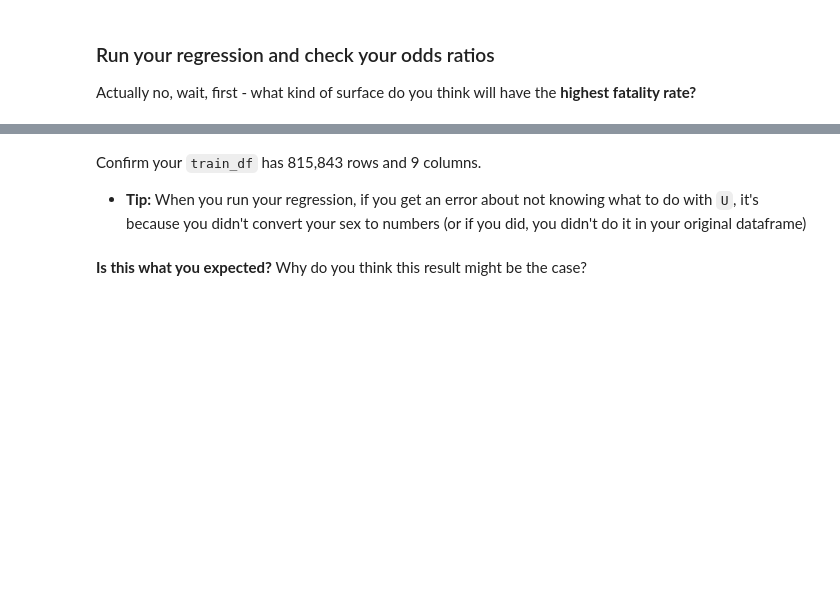
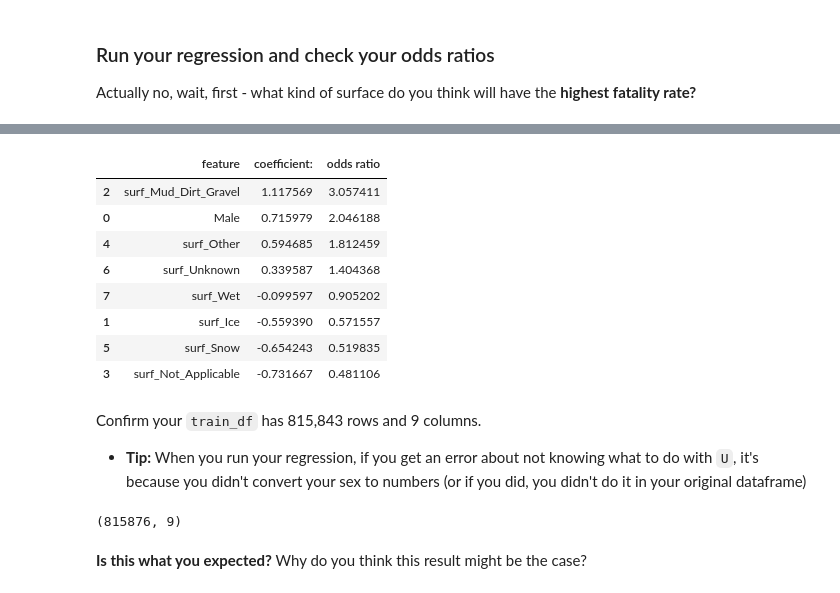
Before and after one commit to domhnallog/class_col_algorithms, a Jupyter notebook: 07-homework/07-homework-car-crashes-odonnchadha.ipynb, the cells around one changed output, grey strips where cells are left out. Cells and saved outputs as stored; diff of their text form; code cells hidden in the pictures; blank space fills up the shorter version.

```diff
--- a/07-homework/07-homework-car-crashes-odonnchadha.ipynb
+++ b/07-homework/07-homework-car-crashes-odonnchadha.ipynb
@@ -144,7 +357,29 @@ Actually no, wait, first - what kind of surface do you think will have the **hig
+# %%
+feature_names = X.columns
+coefficients = clf.coef_[0]
+pd.DataFrame({
+    'feature': feature_names,
+    'coefficient:': coefficients,
+    'odds ratio': np.exp(coefficients)
+}).sort_values(by='odds ratio', ascending=False)
+# %% [output]
+|  | feature | coefficient: | odds ratio |
+| 2 | surf_Mud_Dirt_Gravel | 1.117569 | 3.057411 |
+| 0 | Male | 0.715979 | 2.046188 |
+| 4 | surf_Other | 0.594685 | 1.812459 |
+| 6 | surf_Unknown | 0.339587 | 1.404368 |
+| 7 | surf_Wet | -0.099597 | 0.905202 |
+| 1 | surf_Ice | -0.559390 | 0.571557 |
+| 5 | surf_Snow | -0.654243 | 0.519835 |
+| 3 | surf_Not_Applicable | -0.731667 | 0.481106 |
 # %% [markdown]
 Confirm your `train_df` has 815,843 rows and 9 columns.
 
 * **Tip:** When you run your regression, if you get an error about not knowing what to do with `U`, it's because you didn't convert your sex to numbers (or if you did, you didn't do it in your original dataframe)
+# %%
+train_df.shape
+# %% [output]
+(815876, 9)
 # %% [markdown]
 **Is this what you expected?** Why do you think this result might be the case?
 # %% [markdown]
```
Also changed, not shown: parts of 47 cells of this notebook, 4 other files.
